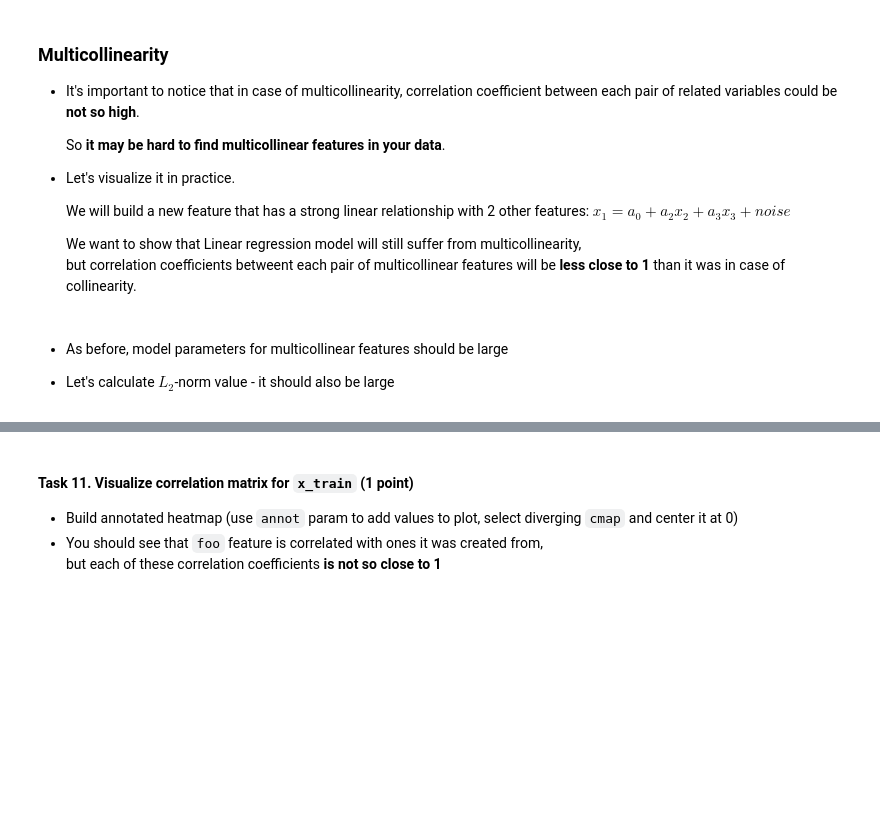
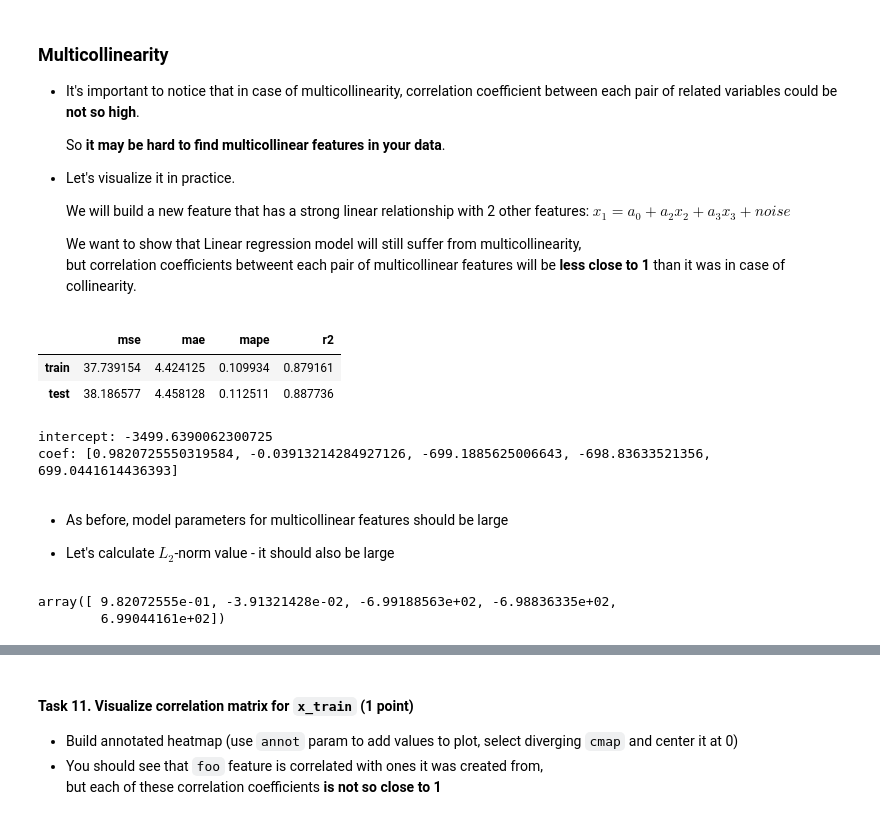
Before and after one commit to tshura/ml-intro-tasks, a Jupyter notebook: 3_linear_regression/linear_regression.ipynb, the cells around one changed output, grey strips where cells are left out. Saved outputs shown, nothing was run; the diff lists cells and outputs as text; code cells hidden in the pictures; blank space fills up the shorter version.

```diff
--- a/3_linear_regression/linear_regression.ipynb
+++ b/3_linear_regression/linear_regression.ipynb
@@ -1567,24 +1576,35 @@ l2_norm(model.coef_)
 # %%
 target = 'dribbling'
 features = ['ball_control', 'short_passing', 'strength', 'sprint_speed']
 x_train, y_train, x_test, y_test = get_train_test_data(features, target)
 
 def add_collinear_column(_df: pd.DataFrame, col1: str, col2: str, new_col: str):
     _df[new_col] = _df[col1] + _df[col2] + 5
     _df[new_col] += np.random.normal(loc=0, scale=0.0001, size=_df.shape[0])
 
 add_collinear_column(x_train, col1='sprint_speed', col2='strength', new_col='foo')
 add_collinear_column(x_test, col1='sprint_speed', col2='strength', new_col='foo')
 features.append(new_col)
 
 model = LinearRegression(fit_intercept=True)
-m = fit_and_evaluate(model, x_train, y_train, x_test, y_test)
+m = fit_and_evaluate(model, x_train, np.asarray(y_train), x_test, np.asarray(y_test))
 display(m)
 print(f'intercept: {model.intercept_}')
 print(f'coef: {model.coef_.tolist()}')
+# %% [output]
+|  | mse | mae | mape | r2 |
+| train | 37.739154 | 4.424125 | 0.109934 | 0.879161 |
+| test | 38.186577 | 4.458128 | 0.112511 | 0.887736 |
+intercept: -3499.6390062300725
+coef: [0.9820725550319584, -0.03913214284927126, -699.1885625006643, -698.83633521356, 699.0441614436393]
 # %% [markdown]
 * As before, model parameters for multicollinear features should be large
 
 * Let's calculate $L_2$-norm value - it should also be large
+# %%
+model.coef_
+# %% [output]
+array([ 9.82072555e-01, -3.91321428e-02, -6.99188563e+02, -6.98836335e+02,
+        6.99044161e+02])
 # %%
 l2_norm(model.coef_)
```
Also changed, not shown: parts of 76 cells of this notebook.
